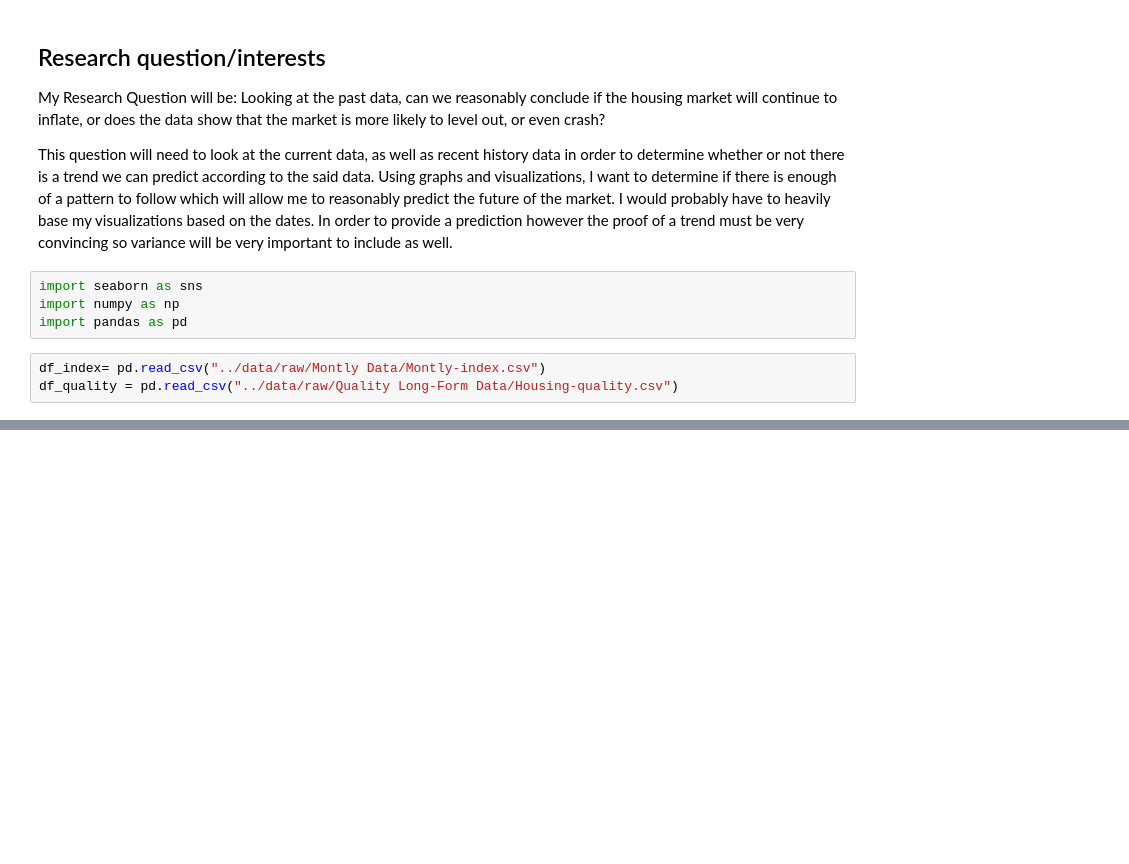
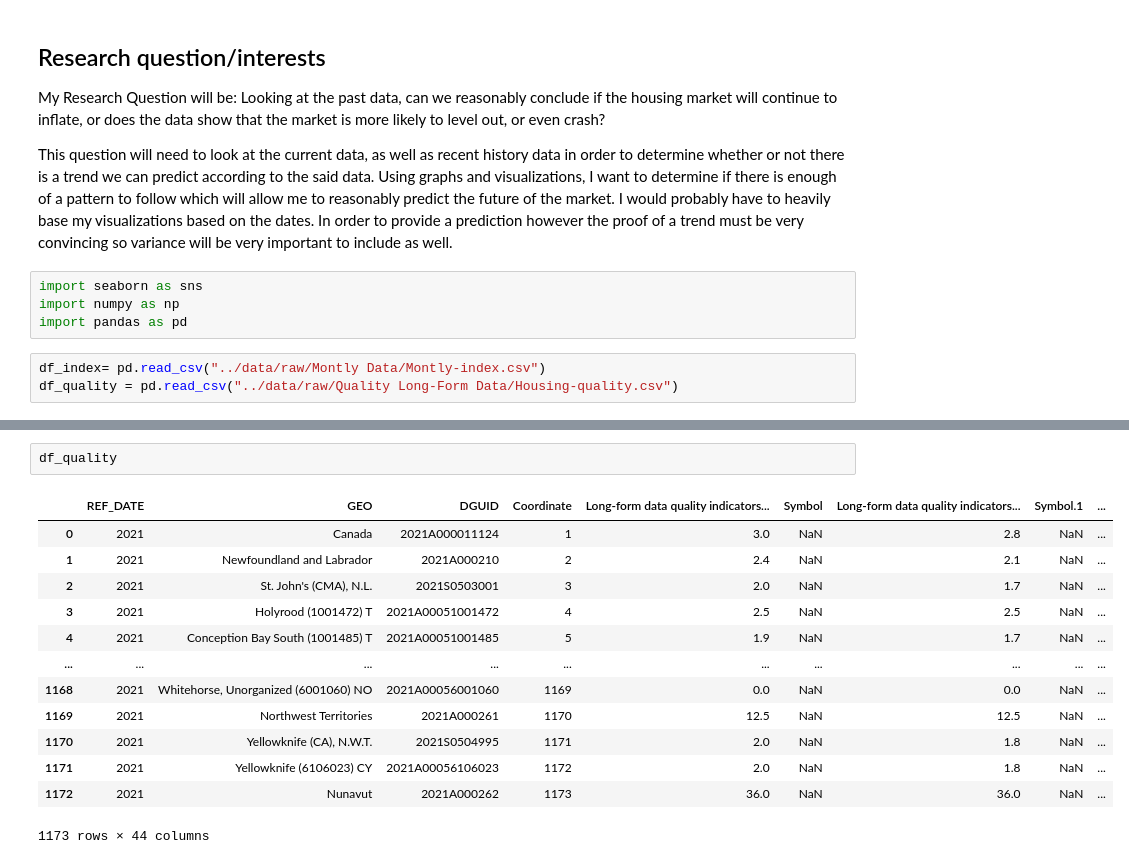
Before and after one commit to ubco-W2022T2-data301/project-group-group-2, a Jupyter notebook: analysis/analysis1.ipynb, the cells around one changed output, grey strips where cells are left out. Drawn from its saved outputs; the diff is of its cells as text; blank space fills up the shorter version.

Commit message:
Did a small amount of data wrangling

```diff
--- a/analysis/analysis1.ipynb
+++ b/analysis/analysis1.ipynb
@@ -17,0 +34,16 @@ df_quality = pd.read_csv("../data/raw/Quality Long-Form Data/Housing-quality.csv
+# %%
+df_quality
+# %% [output]
+|  | REF_DATE | GEO | DGUID | Coordinate | Long-form data quality indicators... | Symbol | Long-form data quality indicators... | Symbol.1 | ... |
+| 0 | 2021 | Canada | 2021A000011124 | 1 | 3.0 | NaN | 2.8 | NaN | ... |
+| 1 | 2021 | Newfoundland and Labrador | 2021A000210 | 2 | 2.4 | NaN | 2.1 | NaN | ... |
+| 2 | 2021 | St. John's (CMA), N.L. | 2021S0503001 | 3 | 2.0 | NaN | 1.7 | NaN | ... |
+| 3 | 2021 | Holyrood (1001472) T | 2021A00051001472 | 4 | 2.5 | NaN | 2.5 | NaN | ... |
+| 4 | 2021 | Conception Bay South (1001485) T | 2021A00051001485 | 5 | 1.9 | NaN | 1.7 | NaN | ... |
+| ... | ... | ... | ... | ... | ... | ... | ... | ... | ... |
+| 1168 | 2021 | Whitehorse, Unorganized (6001060) NO | 2021A00056001060 | 1169 | 0.0 | NaN | 0.0 | NaN | ... |
+| 1169 | 2021 | Northwest Territories | 2021A000261 | 1170 | 12.5 | NaN | 12.5 | NaN | ... |
+| 1170 | 2021 | Yellowknife (CA), N.W.T. | 2021S0504995 | 1171 | 2.0 | NaN | 1.8 | NaN | ... |
+| 1171 | 2021 | Yellowknife (6106023) CY | 2021A00056106023 | 1172 | 2.0 | NaN | 1.8 | NaN | ... |
+| 1172 | 2021 | Nunavut | 2021A000262 | 1173 | 36.0 | NaN | 36.0 | NaN | ... |
+1173 rows × 44 columns
```
Also changed, not shown: parts of 4 cells of this notebook.
